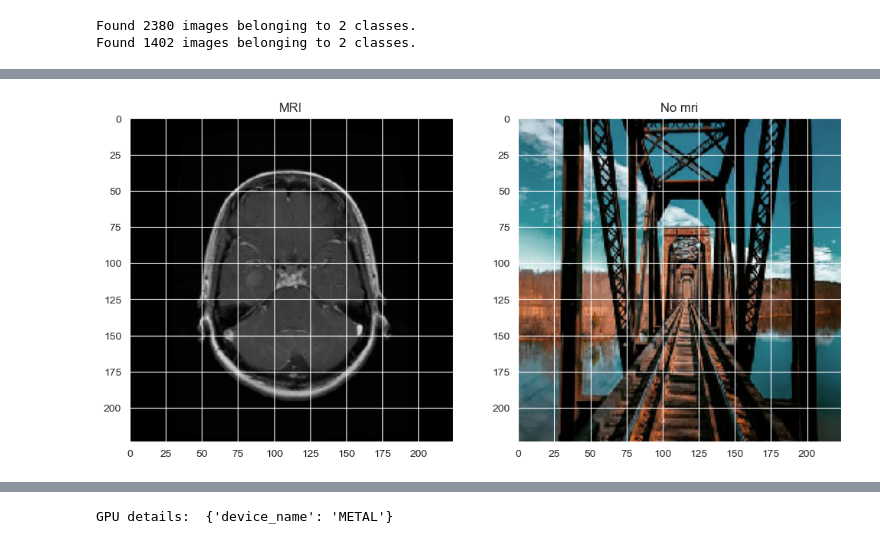
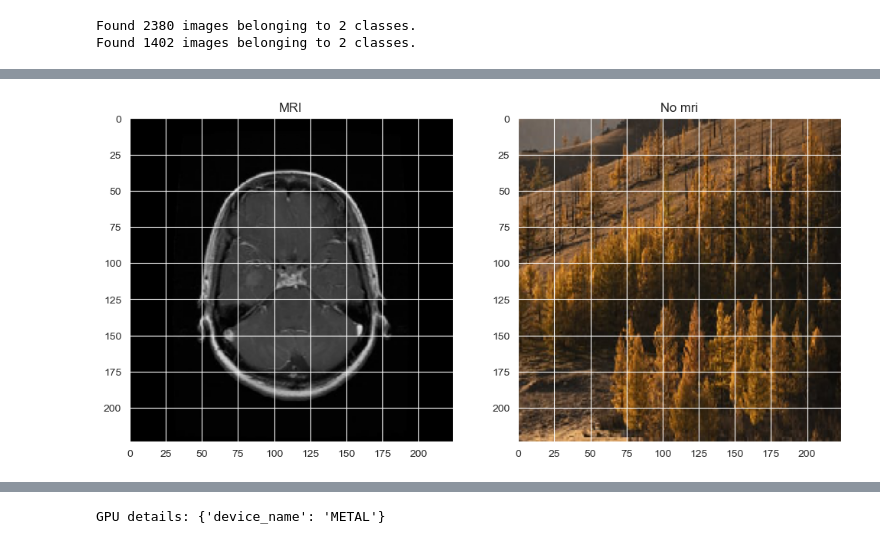
Before and after one commit to abednashif/tumor-sense, a Jupyter notebook: python_notebooks/MRI-image-detection.ipynb, the cells around one changed output, grey strips where cells are left out. Drawn from its saved outputs; the diff is of its cells as text; code cells hidden in the pictures.

```diff
--- a/python_notebooks/MRI-image-detection.ipynb
+++ b/python_notebooks/MRI-image-detection.ipynb
@@ -84,6 +128,6 @@ loaded_model = load_model("mri-detection.h5")
 # %%
 test_image1 = load_img('../../../Final Project/Datasets/random_MRI_images/testing/mri/Te-gl_0013.jpg', target_size=(224, 224))
-test_image2 = load_img('../../../Final Project/Datasets/random_MRI_images/testing/nomri/photo-1514396609188-7890859d5225.jpg', target_size=(224, 224))
+test_image2 = load_img('../../../Final Project/Datasets/random_MRI_images/testing/nomri/photo-1541086263351-627c0c6999aa.jpg', target_size=(224, 224))
 # %%
 test_image1 = img_to_array(test_image1) / 255.0
 test_image1 = np.expand_dims(test_image1, axis=0)
@@ -93,14 +137,14 @@ test_image2 = np.expand_dims(test_image2, axis=0)
 # %%
 plt.figure(figsize=(12,6))
 plt.subplot(1,2,1)
-plt.imshow(test_image1.squeeze())
+plt.imshow(test_image1.squeeze(), cmap='grey')
 plt.title("MRI")
 
 plt.subplot(1,2,2)
-plt.imshow(test_image2.squeeze())
+plt.imshow(test_image2.squeeze(), cmap='grey')
 plt.title("No mri")
 
 plt.show()
 # %% [output]
-[figure, old version]
+[figure, new version]
 # %%
```
Also changed, not shown: parts of 11 cells of this notebook, 1 other file.
